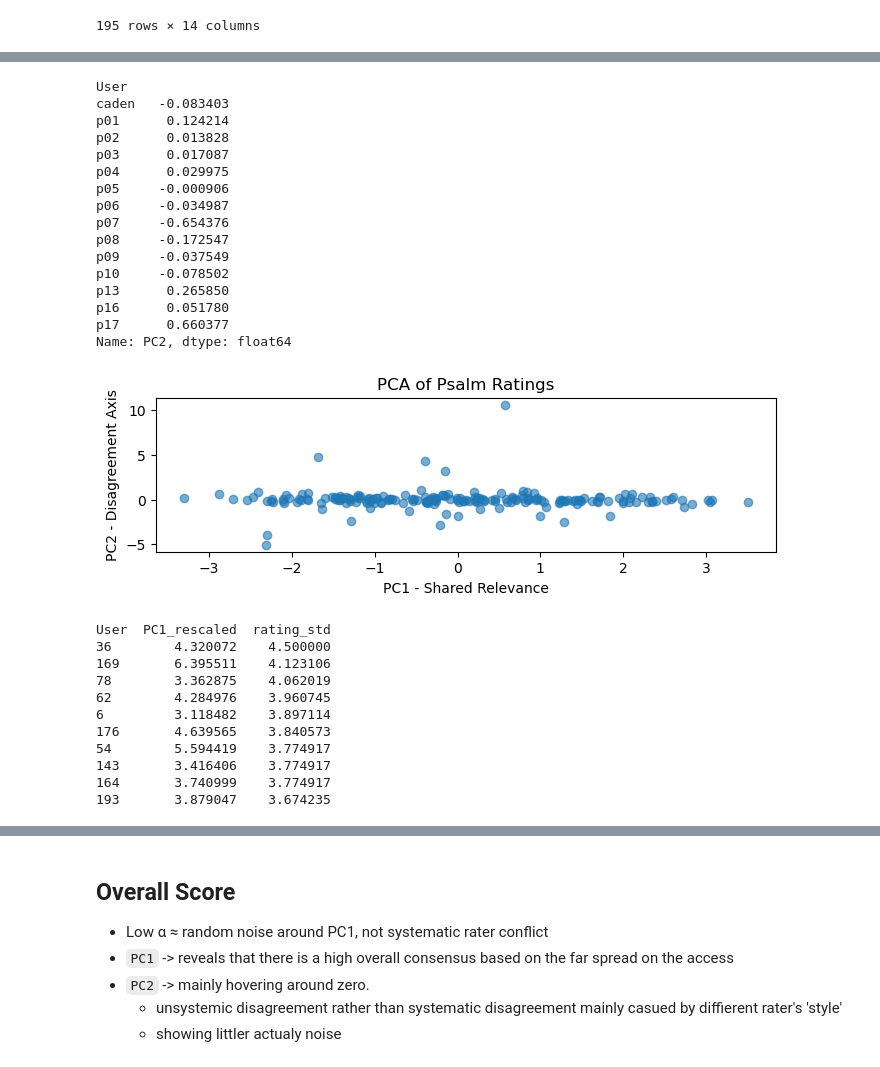
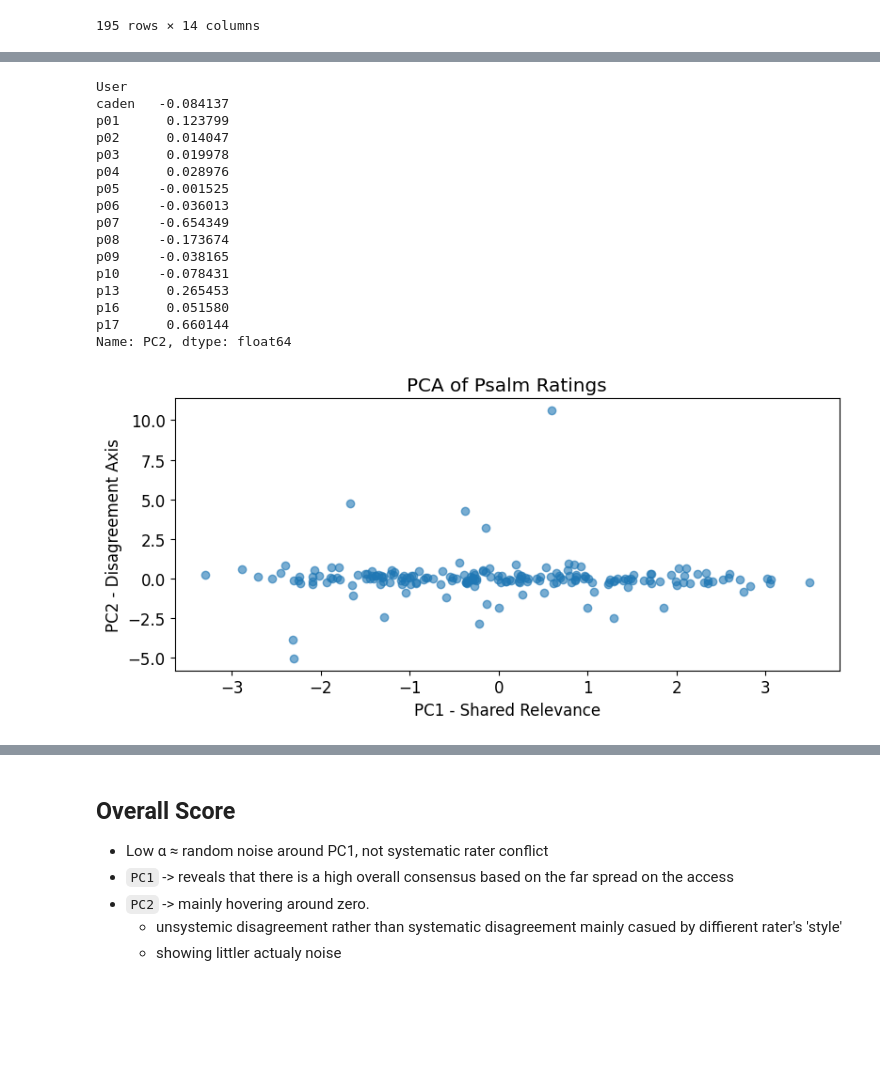
Before and after one commit to cwc09262/psalms-nlp-research, a Jupyter notebook: query_compare/blind_external_scoring.ipynb, the cells around one changed output, grey strips where cells are left out. Cells and saved outputs as stored; diff of their text form; code cells hidden in the pictures; blank space fills up the shorter version.

```diff
--- a/query_compare/blind_external_scoring.ipynb
+++ b/query_compare/blind_external_scoring.ipynb
@@ -266,0 +304,9 @@ external = external[external['numbered_result'] != 6]
+# %%
+scores["Score"] = pd.to_numeric(scores["Score"], errors="coerce")
+
+avg = scores.groupby("User")["Score"].agg(["mean", "count"])
+
+avg["mean"] = avg["mean"].round(2)
+avg["count"] = avg["count"].astype(int)
+
+avg
@@ -1615,32 +1716,39 @@ pc2_loadings = loadings["PC2"]
 print(pc2_loadings)
 # %% [output]
 User
-caden   -0.083403
-p01      0.124214
-p02      0.013828
-p03      0.017087
-p04      0.029975
-p05     -0.000906
-p06     -0.034987
-p07     -0.654376
-p08     -0.172547
-p09     -0.037549
-p10     -0.078502
-p13      0.265850
-p16      0.051780
-p17      0.660377
+caden   -0.084137
+p01      0.123799
+p02      0.014047
+p03      0.019978
+p04      0.028976
+p05     -0.001525
+p06     -0.036013
+p07     -0.654349
+p08     -0.173674
+p09     -0.038165
+p10     -0.078431
+p13      0.265453
+p16      0.051580
+p17      0.660144
 Name: PC2, dtype: float64
 # %%
 import matplotlib.pyplot as plt
 
-plt.figure(figsize=(8,2))
+plt.rcParams.update({'font.size': 12})
+
+plt.figure(figsize=(8,4))
 plt.scatter(components[:,0], components[:,1], alpha=0.6)
+
 plt.xlabel("PC1 - Shared Relevance")
 plt.ylabel("PC2 - Disagreement Axis")
 plt.title("PCA of Psalm Ratings")
+
+plt.tight_layout()   # prevents labels from being cut off
+plt.savefig('overall_pca.png')
+
 plt.show()
 # %% [output]
-[figure, old version]
+[figure, new version]
 # %%
 # PC1 consensus score
 df_clean["PC1_consensus"] = components[:, 0]
@@ -1656,26 +1764,6 @@ df_clean["rating_std"] = df_raters.apply(
     lambda row: np.nanstd(row),
     axis=1
 )
-# %%
-# Top 10 most disagreed psalms
-high_disagreement = df_clean.sort_values(
-    "rating_std",
-    ascending=False
-).head(10)
-
-print(high_disagreement[["PC1_rescaled", "rating_std"]])
-# %% [output]
-User  PC1_rescaled  rating_std
-36        4.320072    4.500000
-169       6.395511    4.123106
-78        3.362875    4.062019
-62        4.284976    3.960745
-6         3.118482    3.897114
-176       4.639565    3.840573
-54        5.594419    3.774917
-143       3.416406    3.774917
-164       3.740999    3.774917
-193       3.879047    3.674235
 # %%
 # Top 10 most disagreed psalms
 high_disagreement = df_clean.sort_values(
```
Also changed, not shown: parts of 79 cells of this notebook, 28 other files.
